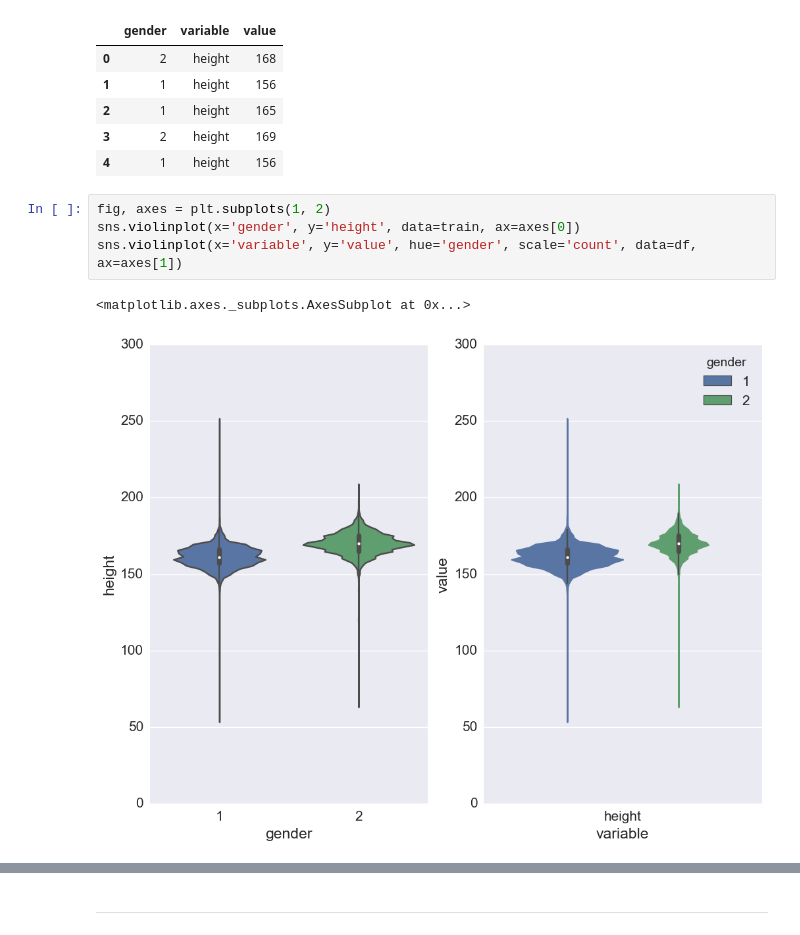
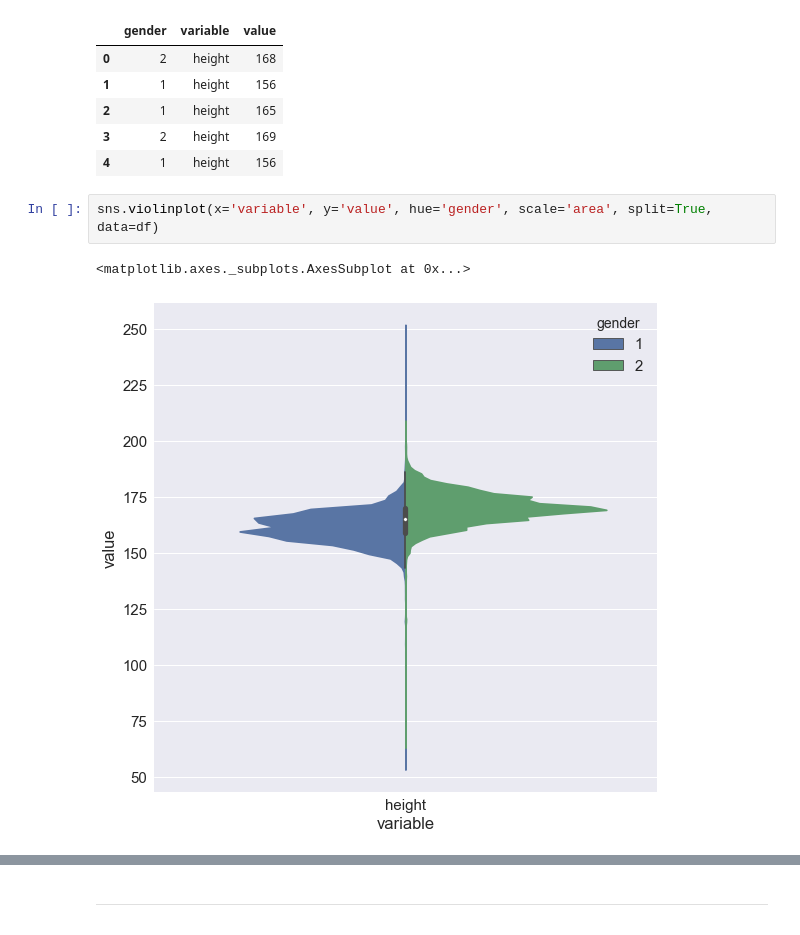
Before and after one commit to tarnenok/mlcourse_open, a Jupyter notebook: jupyter_notebooks/topic02_visual_analysis/hw2_session2_visual_analysis_basics.ipynb, the cells around one changed output, grey strips where cells are left out. Cells and saved outputs as stored; diff of their text form.

```diff
--- a/jupyter_notebooks/topic02_visual_analysis/hw2_session2_visual_analysis_basics.ipynb
+++ b/jupyter_notebooks/topic02_visual_analysis/hw2_session2_visual_analysis_basics.ipynb
@@ -205,12 +205,10 @@ df.head()
 | 2 | 1 | height | 165 |
 | 3 | 2 | height | 169 |
 | 4 | 1 | height | 156 |
-# %%
-fig, axes = plt.subplots(1, 2)
-sns.violinplot(x='gender', y='height', data=train, ax=axes[0])
-sns.violinplot(x='variable', y='value', hue='gender', scale='count', data=df, ax=axes[1])
-# %% [output]
-<matplotlib.axes._subplots.AxesSubplot at 0x...>
-[figure, removed]
+# %%
+sns.violinplot(x='variable', y='value', hue='gender', scale='area', split=True, data=df)
+# %% [output]
+<matplotlib.axes._subplots.AxesSubplot at 0x...>
+[figure, added]
 # %%
 ax = plt.gca()
```
Also changed, not shown: parts of 16 cells of this notebook.
